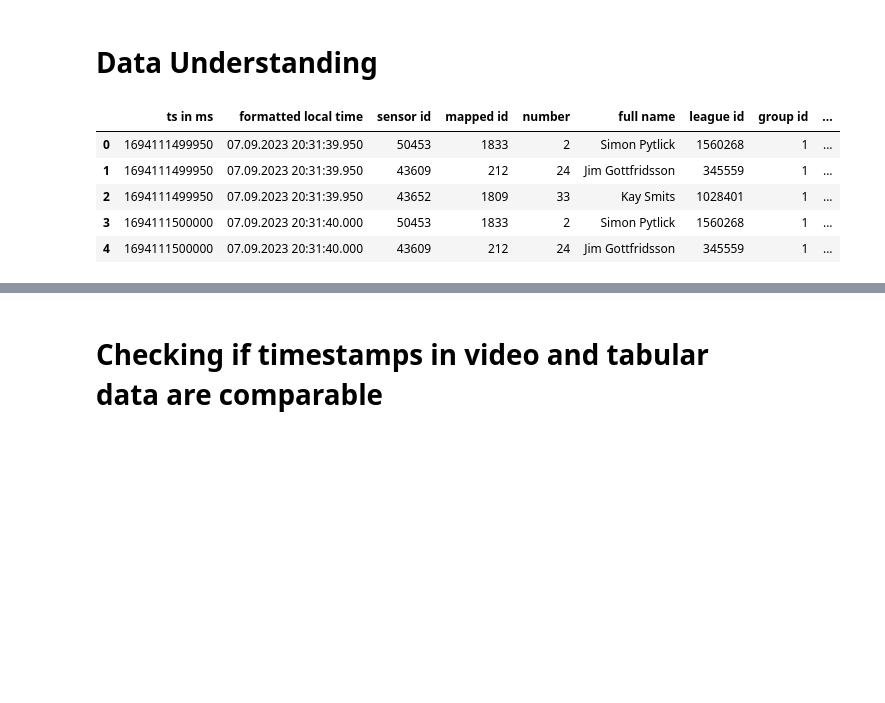
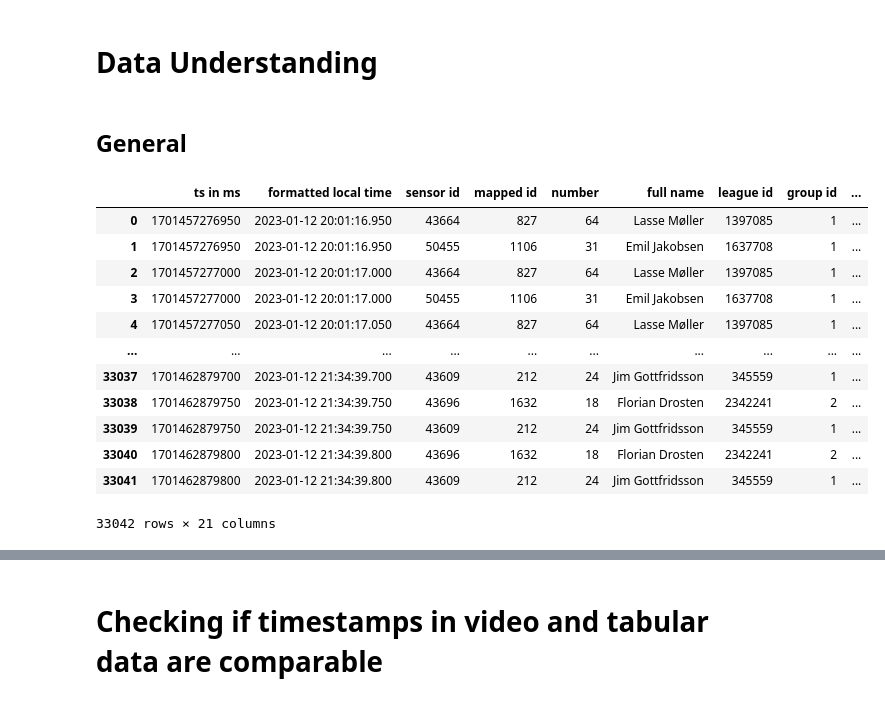
Before and after one commit to Zalipski/handball_mt, a Jupyter notebook: handball.ipynb, the cells around one changed output, grey strips where cells are left out. Saved outputs shown, nothing was run; the diff lists cells and outputs as text; code cells hidden in the pictures; blank space fills up the shorter version.

```diff
--- a/handball.ipynb
+++ b/handball.ipynb
@@ -27,3 +58,3 @@ from datetime import datetime, timedelta
 # %%
-pd.set_option("display.max_columns", 30)
+pd.set_option("display.max_columns", 70)
 pd.set_option("display.max_rows", 1000)
@@ -30,5 +65,5 @@ pd.set_option("display.max_rows", 1000)
 # %%
-match_h1 = pd.read_csv(r"handball_sample\flensburg_kiel_md5_h1.csv", sep = ";")
-match_h2 = pd.read_csv(r"handball_sample\flensburg_kiel_md5_h1.csv", sep = ";")
-tags = pd.read_csv(r"handball_sample\tags_flensburg_kiel_md5_s2324.csv", sep = ";")
+match_h1 = pd.read_csv(r"handball_sample\MD15_Flensburg_Melsungen\SG_Flensburg-Handewitt_vs._MT__phase_1.HZ_positions.csv", sep=";")
+match_h2 = pd.read_csv(r"handball_sample\MD15_Flensburg_Melsungen\SG_Flensburg-Handewitt_vs._MT__phase_2.HZ_positions.csv", sep=";")
+tags = pd.read_csv(r"handball_sample\MD15_Flensburg_Melsungen\tags_flensburg_melsungen_md15_s2324.csv", sep=";")
 # %%
@@ -42,0 +103,3 @@ tags.tail()
+# %%
+match_full = pd.concat([match_h1, match_h2]).reset_index().drop(["index", "heart rate in bpm", "core temperature in celsius", "player orientation in deg",  "Unnamed: 23"], axis=1)
+match_full
@@ -42,0 +120,2 @@ tags.tail()
+# %%
+match_full["formatted local time"] = pd.to_datetime(match_full["formatted local time"])
@@ -43,18 +124,26 @@ tags.tail()
 # %% [markdown]
 # Data Understanding
+# %% [markdown]
+## General
 # %%
-# see where multiple players get possession at the same time
-match_h1 = match_h1.loc[:, ~match_h1.columns.isin(["heart rate in bpm", "core temperature in celsius", "player orientation in deg",  "Unnamed: 23"])]
-match_h1_ball_poss = match_h1[~np.isnan(match_h1["ball possession (id of possessed ball)"])]
-dups = match_h1_ball_poss[match_h1_ball_poss.duplicated(["ts in ms", "ball possession (id of possessed ball)"], keep = False)]
+# See where multiple players get possession at same time
+match_ball_poss = match_full[~np.isnan(match_full["ball possession (id of possessed ball)"])]
+dups = match_ball_poss[match_ball_poss.duplicated(["ts in ms", "ball possession (id of possessed ball)"], keep=False)]
 counts = dups.groupby(["ts in ms", "ball possession (id of possessed ball)"]).size()
-rows_with_three_or_more = counts[counts >= 3].reset_index()
-result = match_h1_ball_poss.merge(rows_with_three_or_more, on=["ts in ms", "ball possession (id of possessed ball)"])
-result.head(5)
+rows_with_two_or_more = counts[counts >= 2].reset_index()
+result = match_ball_poss.merge(rows_with_two_or_more, on=["ts in ms", "ball possession (id of possessed ball)"])
+result
 # %% [output]
 |  | ts in ms | formatted local time | sensor id | mapped id | number | full name | league id | group id | ... |
-| 0 | 1694111499950 | 07.09.2023 20:31:39.950 | 50453 | 1833 | 2 | Simon Pytlick | 1560268 | 1 | ... |
-| 1 | 1694111499950 | 07.09.2023 20:31:39.950 | 43609 | 212 | 24 | Jim Gottfridsson | 345559 | 1 | ... |
-| 2 | 1694111499950 | 07.09.2023 20:31:39.950 | 43652 | 1809 | 33 | Kay Smits | 1028401 | 1 | ... |
-| 3 | 1694111500000 | 07.09.2023 20:31:40.000 | 50453 | 1833 | 2 | Simon Pytlick | 1560268 | 1 | ... |
-| 4 | 1694111500000 | 07.09.2023 20:31:40.000 | 43609 | 212 | 24 | Jim Gottfridsson | 345559 | 1 | ... |
+| 0 | 1701457276950 | 2023-01-12 20:01:16.950 | 43664 | 827 | 64 | Lasse Møller | 1397085 | 1 | ... |
+| 1 | 1701457276950 | 2023-01-12 20:01:16.950 | 50455 | 1106 | 31 | Emil Jakobsen | 1637708 | 1 | ... |
+| 2 | 1701457277000 | 2023-01-12 20:01:17.000 | 43664 | 827 | 64 | Lasse Møller | 1397085 | 1 | ... |
+| 3 | 1701457277000 | 2023-01-12 20:01:17.000 | 50455 | 1106 | 31 | Emil Jakobsen | 1637708 | 1 | ... |
+| 4 | 1701457277050 | 2023-01-12 20:01:17.050 | 43664 | 827 | 64 | Lasse Møller | 1397085 | 1 | ... |
+| ... | ... | ... | ... | ... | ... | ... | ... | ... | ... |
+| 33037 | 1701462879700 | 2023-01-12 21:34:39.700 | 43609 | 212 | 24 | Jim Gottfridsson | 345559 | 1 | ... |
+| 33038 | 1701462879750 | 2023-01-12 21:34:39.750 | 43696 | 1632 | 18 | Florian Drosten | 2342241 | 2 | ... |
+| 33039 | 1701462879750 | 2023-01-12 21:34:39.750 | 43609 | 212 | 24 | Jim Gottfridsson | 345559 | 1 | ... |
+| 33040 | 1701462879800 | 2023-01-12 21:34:39.800 | 43696 | 1632 | 18 | Florian Drosten | 2342241 | 2 | ... |
+| 33041 | 1701462879800 | 2023-01-12 21:34:39.800 | 43609 | 212 | 24 | Jim Gottfridsson | 345559 | 1 | ... |
+33042 rows × 21 columns
```
Also changed, not shown: parts of 79 cells of this notebook.
